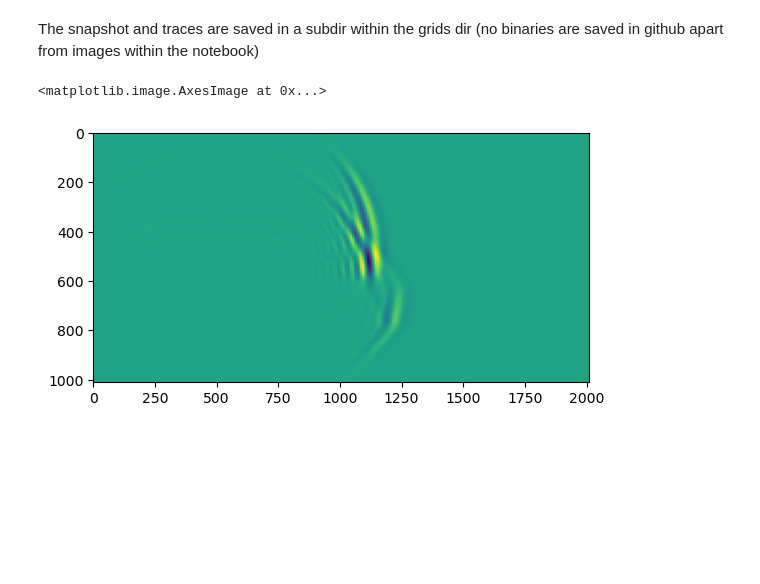
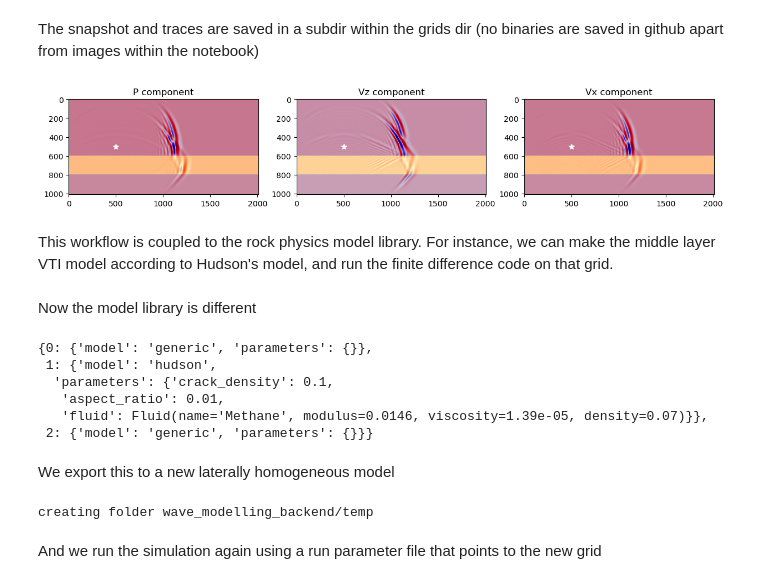
Before and after one commit to gpap-gpap/mantis-core-examples, a Jupyter notebook: Example_5_Finite_difference.ipynb, the cells around one changed output. Cells and saved outputs as stored; diff of their text form; code cells hidden in the pictures; blank space fills up the shorter version.

Commit message:
output to txt in fd, plotting

```diff
--- a/Example_5_Finite_difference.ipynb
+++ b/Example_5_Finite_difference.ipynb
@@ -69,8 +69,8 @@ del_vsp-------------VSP depth spacing in m--------------------------------------
 # %% [markdown]
 We validate the parameter file and then run the finite difference simulation. We then visualize the results using the `matplotlib` library.
 # %%
-d = manFD.JsonParameterFile(filename= "./wave_modelling_backend/small_model.json")
-d.validate_data()
+setup_parameters = manFD.JsonParameterFile(filename= "./wave_modelling_backend/small_model.json")
+setup_parameters.validate_data()
 # %% [output]
 Valid JSON
 # %%
@@ -100,13 +86,30 @@ Exe
 # %% [markdown]
 The snapshot and traces are saved in a subdir within the grids dir (no binaries are saved in github apart from images within the notebook)
-# %%
-import numpy as np
-import matplotlib.pyplot as plt
-image = np.fromfile(
-    "/Users/gpapageo/Documents/projects/mantis-core-examples/wave_modelling_backend/test/snapshots/P-0005000.bin",
-    dtype=np.dtype("float32"),
-).reshape(201, 101)[::-1].T
-plt.imshow(image, extent=[0, 2010, 1010, 0])
-# %% [output]
-<matplotlib.image.AxesImage at 0x...>
-[figure, removed]
+# %%
+import numpy as np
+import matplotlib.pyplot as plt
+minx = 0
+maxx = setup_parameters.data["nxtot"] * setup_parameters.data["dl"]
+minz = 0
+maxz = setup_parameters.data["nztot"] * setup_parameters.data["dl"]
+sourcex = setup_parameters.data["x_source"]
+sourcez = setup_parameters.data["z_source"]
+fig, ax = plt.subplots(1, 3, figsize = (15, 5))
+components = ["P", "Vz", "Vx"]
+for i, component in enumerate(components):
+    image = np.fromfile(
+        f"./wave_modelling_backend/test/snapshots/{component}-0005000.bin",
+        dtype=np.dtype("float32"),
+    ).reshape(201, 101)[::-1].T
+
+    ax[i].imshow(image, extent=[minx, maxx, maxz, minz], label=component, cmap="seismic")
+    ax[i].imshow(
+        np.sqrt(a11), extent=[minx, maxx, maxz, minz], label=component, alpha=0.3
+    )
+    ax[i].scatter(sourcex, sourcez, c="w", s=50, marker="*", label="source")
+
+    ax[i].set_title(f"{component} component")
+# %% [output]
+[figure, added]
+# %% [markdown]
+This workflow is coupled to the rock physics model library. For instance, we can make the middle layer VTI model according to Hudson's model, and run the finite difference code on that grid.
@@ -112,0 +124,28 @@ plt.imshow(image, extent=[0, 2010, 1010, 0])
+# %% [markdown]
+Now the model library is different
+# %%
+dic2
+# %% [output]
+{0: {'model': 'generic', 'parameters': {}},
+ 1: {'model': 'hudson',
+  'parameters': {'crack_density': 0.1,
+   'aspect_ratio': 0.01,
+   'fluid': Fluid(name='Methane', modulus=0.0146, viscosity=1.39e-05, density=0.07)}},
+ 2: {'model': 'generic', 'parameters': {}}}
+# %% [markdown]
+We export this to a new laterally homogeneous model
+# %%
+cij_grid2 = manFD.FiniteDifferenceGridFromRockPhysicsModels(
+    well_input=input, mod_dictionary=dic2, label="temp"
+)
+cij_grid2.save_modelling_grids(
+    output_folder="wave_modelling_backend/temp",
+    n_x_grid_points=201,
+    n_z_grid_points=101,
+    dx=10.0,
+    offset=500,
+)
+# %% [output]
+creating folder wave_modelling_backend/temp
+# %% [markdown]
+And we run the simulation again using a run parameter file that points to the new grid
```
Also changed, not shown: parts of 7 cells of this notebook, 6 other files.
